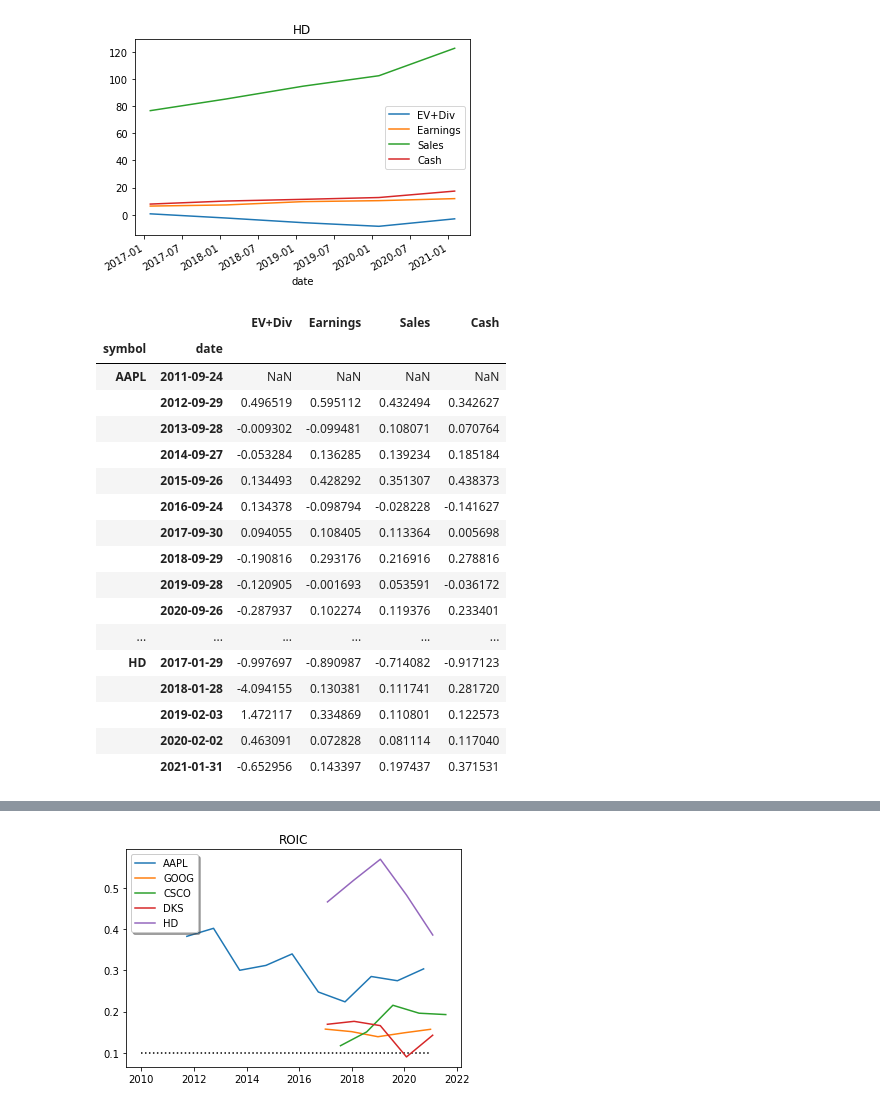
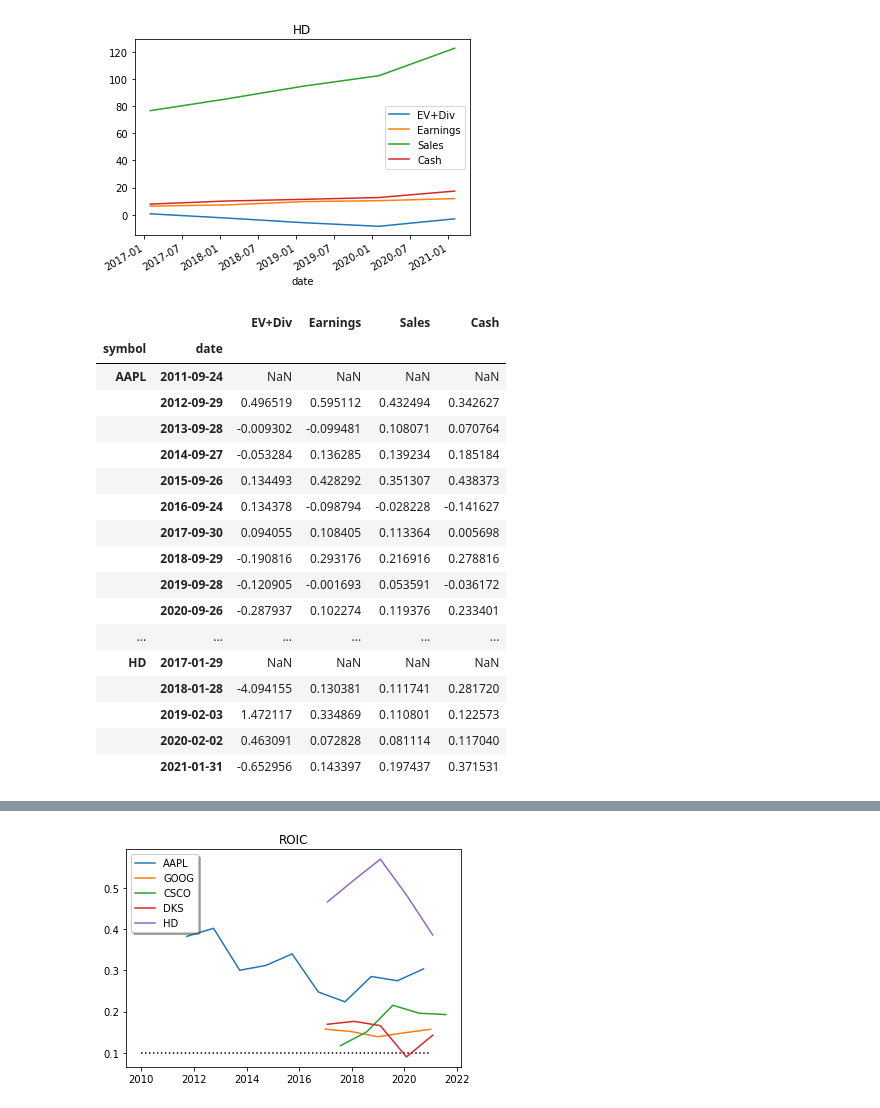
Before and after one commit to VinnyCarter05/fmpsdk-master, a Jupyter notebook: fmpsdk-example.ipynb, the cells around one changed output, grey strips where cells are left out. Cells and saved outputs as stored; diff of their text form; code cells hidden in the pictures.

```diff
--- a/fmpsdk-example.ipynb
+++ b/fmpsdk-example.ipynb
@@ -212,23 +212,23 @@ for symbol in symbols:
 [figure]
 # %%
 df_moat_pct_chg = df_moat_perShare.copy()
-df_moat_pct_chg = df_moat_pct_chg.pct_change()
+df_moat_pct_chg = df_moat_pct_chg.groupby('symbol').pct_change()
 df_moat_pct_chg
 # %% [output]
 |  |  | EV+Div | Earnings | Sales | Cash |
 | symbol | date |  |  |  |  |
 | AAPL | 2011-09-24 | NaN | NaN | NaN | NaN |
 |  | 2012-09-29 | 0.496519 | 0.595112 | 0.432494 | 0.342627 |
 |  | 2013-09-28 | -0.009302 | -0.099481 | 0.108071 | 0.070764 |
 |  | 2014-09-27 | -0.053284 | 0.136285 | 0.139234 | 0.185184 |
 |  | 2015-09-26 | 0.134493 | 0.428292 | 0.351307 | 0.438373 |
 |  | 2016-09-24 | 0.134378 | -0.098794 | -0.028228 | -0.141627 |
 |  | 2017-09-30 | 0.094055 | 0.108405 | 0.113364 | 0.005698 |
 |  | 2018-09-29 | -0.190816 | 0.293176 | 0.216916 | 0.278816 |
 |  | 2019-09-28 | -0.120905 | -0.001693 | 0.053591 | -0.036172 |
 |  | 2020-09-26 | -0.287937 | 0.102274 | 0.119376 | 0.233401 |
 | ... | ... | ... | ... | ... | ... |
-| HD | 2017-01-29 | -0.997697 | -0.890987 | -0.714082 | -0.917123 |
+| HD | 2017-01-29 | NaN | NaN | NaN | NaN |
 |  | 2018-01-28 | -4.094155 | 0.130381 | 0.111741 | 0.281720 |
 |  | 2019-02-03 | 1.472117 | 0.334869 | 0.110801 | 0.122573 |
 |  | 2020-02-02 | 0.463091 | 0.072828 | 0.081114 | 0.117040 |
```
Also changed, not shown: parts of 8 cells of this notebook.
